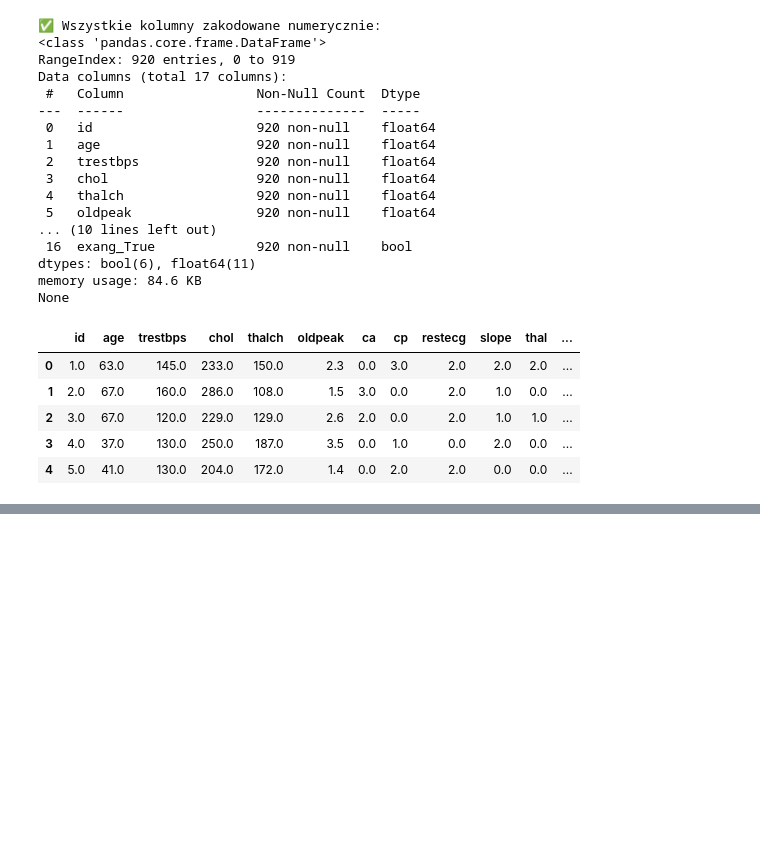
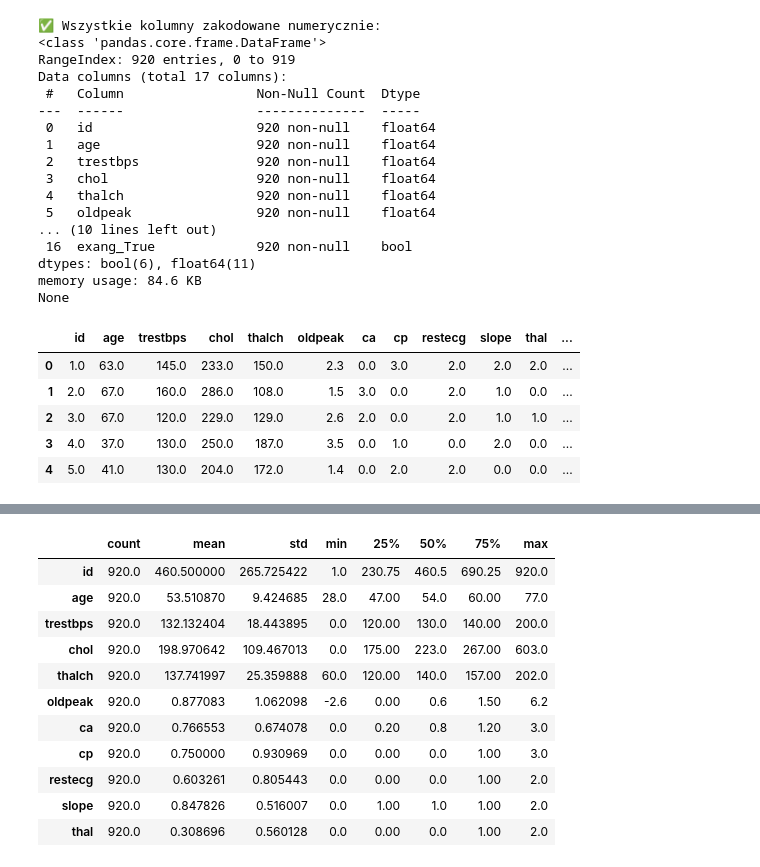
Before and after one commit to Nachos-mic/ZMUM_PROJEKT, a Jupyter notebook: zmum_project.ipynb, the cells around one changed output, grey strips where cells are left out. Saved outputs shown, nothing was run; the diff lists cells and outputs as text; code cells hidden in the pictures; blank space fills up the shorter version.

```diff
--- a/zmum_project.ipynb
+++ b/zmum_project.ipynb
@@ -231,0 +284,15 @@ None
+# %%
+display(df_encoded.describe().T)
+# %% [output]
+|  | count | mean | std | min | 25% | 50% | 75% | max |
+| id | 920.0 | 460.500000 | 265.725422 | 1.0 | 230.75 | 460.5 | 690.25 | 920.0 |
+| age | 920.0 | 53.510870 | 9.424685 | 28.0 | 47.00 | 54.0 | 60.00 | 77.0 |
+| trestbps | 920.0 | 132.132404 | 18.443895 | 0.0 | 120.00 | 130.0 | 140.00 | 200.0 |
+| chol | 920.0 | 198.970642 | 109.467013 | 0.0 | 175.00 | 223.0 | 267.00 | 603.0 |
+| thalch | 920.0 | 137.741997 | 25.359888 | 60.0 | 120.00 | 140.0 | 157.00 | 202.0 |
+| oldpeak | 920.0 | 0.877083 | 1.062098 | -2.6 | 0.00 | 0.6 | 1.50 | 6.2 |
+| ca | 920.0 | 0.766553 | 0.674078 | 0.0 | 0.20 | 0.8 | 1.20 | 3.0 |
+| cp | 920.0 | 0.750000 | 0.930969 | 0.0 | 0.00 | 0.0 | 1.00 | 3.0 |
+| restecg | 920.0 | 0.603261 | 0.805443 | 0.0 | 0.00 | 0.0 | 1.00 | 2.0 |
+| slope | 920.0 | 0.847826 | 0.516007 | 0.0 | 1.00 | 1.0 | 1.00 | 2.0 |
+| thal | 920.0 | 0.308696 | 0.560128 | 0.0 | 0.00 | 0.0 | 1.00 | 2.0 |
```
Also changed, not shown: parts of 10 cells of this notebook.
